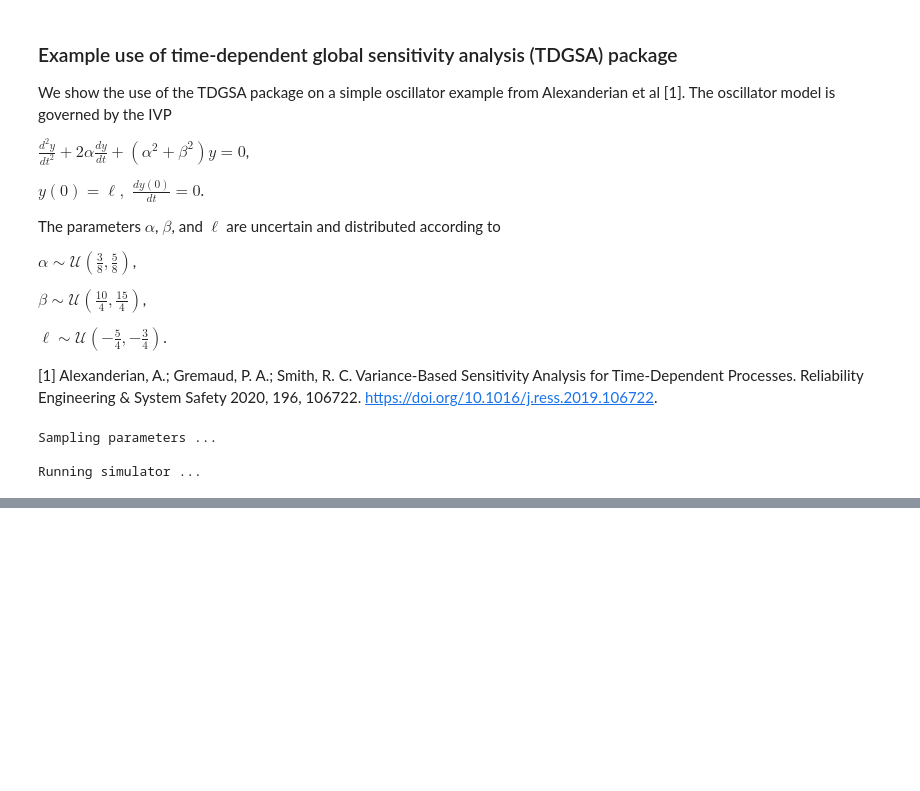
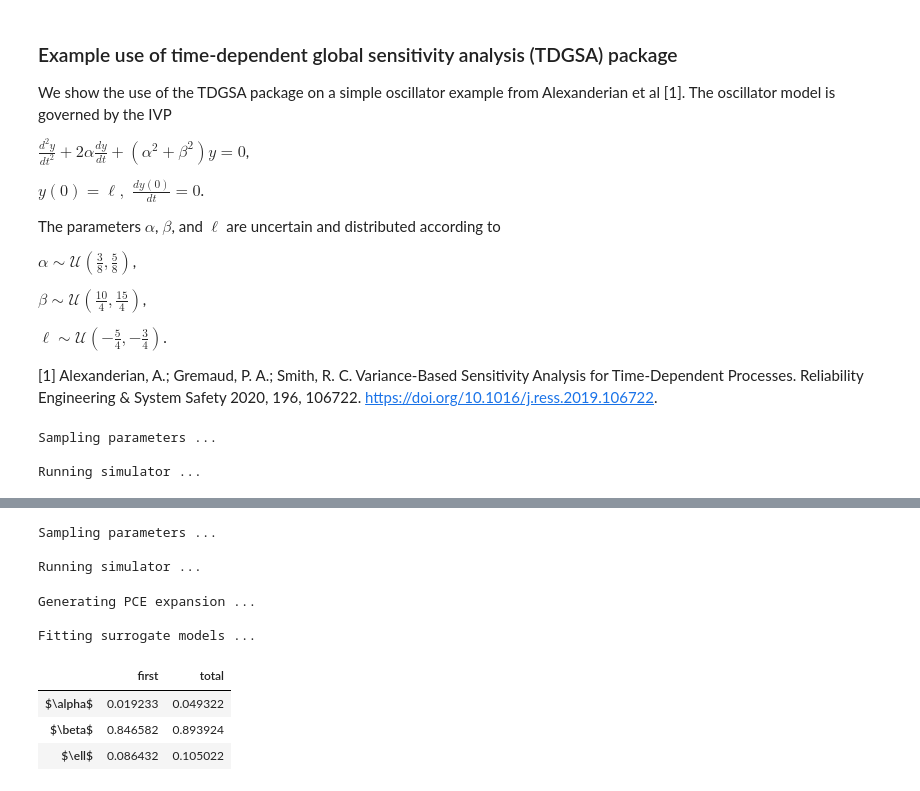
Before and after one commit to ezonta/TDGSA, a Jupyter notebook: examples/oscillator.ipynb, the cells around one changed output, grey strips where cells are left out. Cells and saved outputs as stored; diff of their text form; code cells hidden in the pictures; blank space fills up the shorter version.

```diff
--- a/examples/oscillator.ipynb
+++ b/examples/oscillator.ipynb
@@ -30,7 +30,7 @@ import seaborn as sns
 
 NUM_TIMESTEPS_SOLVER = 200
 num_timesteps_quadrature = 100
-num_samples = 150
+num_samples = 1000
 
 def my_model_numeric(param):
     def derivatives(x, t):
@@ -235,0 +236,17 @@ plt.legend()
+# %%
+tdgsa_KL = time_dependent_sensitivity_analysis(my_simulator, my_distribution)
+my_params, my_output = tdgsa_KL.sample_params_and_run_simulator(num_samples)
+
+tdgsa_PCE = time_dependent_sensitivity_analysis(my_simulator, my_distribution, data=(my_params, my_output))
+tdgsa_PCE.compute_sobol_indices("PCE")
+# %% [output]
+Sampling parameters ...
+
+Running simulator ...
+Generating PCE expansion ...
+
+Fitting surrogate models ...
+|  | first | total |
+| $\alpha$ | 0.019233 | 0.049322 |
+| $\beta$ | 0.846582 | 0.893924 |
+| $\ell$ | 0.086432 | 0.105022 |
```
Also changed, not shown: parts of 7 cells of this notebook, 1 other file.
